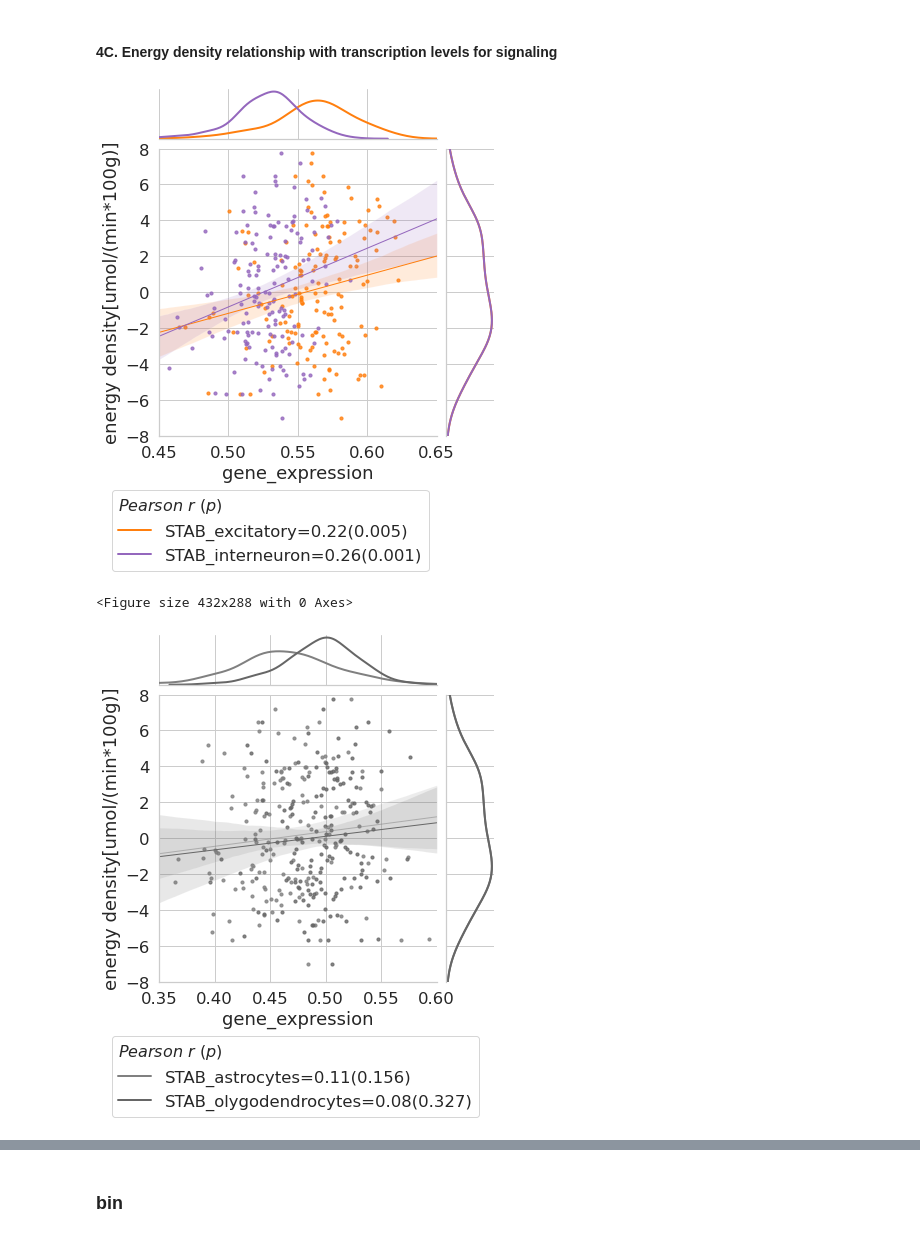
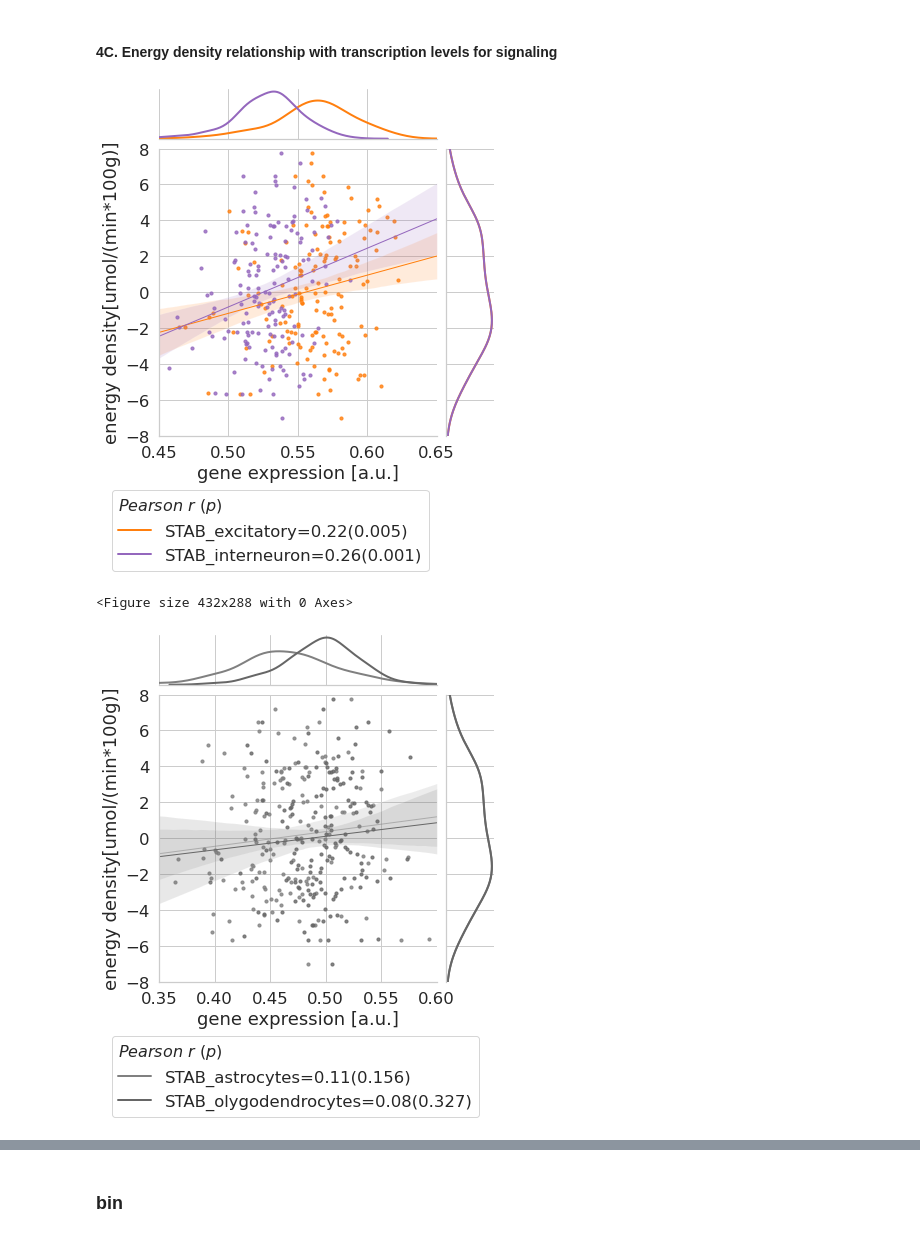
Before and after one commit to NeuroenergeticsLab/energetic_costs, a Jupyter notebook: scripts/Manuscript Figures.ipynb, the cells around one changed output, grey strips where cells are left out. Cells and saved outputs as stored; diff of their text form; code cells hidden in the pictures.

```diff
--- a/scripts/Manuscript Figures.ipynb
+++ b/scripts/Manuscript Figures.ipynb
@@ -623,37 +623,37 @@ stab_geneset_clusters['STAB_excitatory'] = ['ExN1_4','ExN1a','ExN1b','ExN1c','Ex
 stab_geneset_clusters['STAB_interneuron'] = ['InN1a','InN1b','InN3','InN4a','InN4b','InN4_5','InN5','InN5_6','InN6','InN7_8']
 stab_geneset_clusters['STAB_astrocytes'] = ['Astro1','Astro2','Astro3','Astro4']
 stab_geneset_clusters['STAB_olygodendrocytes'] = ['Olig1','Olig3','Olig4','NPC']
 stab_gene_expression_df = pd.DataFrame({})
 for geneset in stab_genesets:
     stab_genesets_clusters_gene_ids = []
     for geneset_cluster in stab_geneset_clusters[geneset]:
         stab_genesets_clusters_gene_ids += pd.read_csv(os.path.join(root_dir,'external','STAB2021',f'{geneset_cluster}.tsv'),sep='\t')['symbol'].to_list()
     stab_gene_expression_df = pd.concat([stab_gene_expression_df,
                                          pd.DataFrame({'energy_density':avg_roi_ed_vals,
                                                        'gene_expression':src.functions.gx_gene_exp(ahba_gene_expression,stab_genesets_clusters_gene_ids,mmp_n,agg_func='nanmean')[:180],
                                                        'type':geneset})],
                                         ignore_index=True)
 
 stab_gene_expression_df = stab_gene_expression_df[(stab_gene_expression_df.energy_density>stab_gene_expression_df.energy_density.min()) & (stab_gene_expression_df.gene_expression>stab_gene_expression_df.gene_expression.min())]
 
 stab_filter_labels = ['STAB_excitatory','STAB_interneuron']
 stab_palette_regplot = [sns.color_palette()[1],sns.color_palette()[4]]
 xlab='gene_expression'
 ylab='energy_density'
 stab_filtered_index_lists=[]
 for stab_filt in stab_filter_labels:
     stab_filtered_index_lists+=[stab_gene_expression_df.type==stab_filt]
-src.functions.multiple_joinplot(stab_gene_expression_df,xlab,ylab,stab_filtered_index_lists,[],stab_filter_labels,stab_palette_regplot,[],xlabel=xlab,
-                  ylabel='energy density[umol/(min*100g)]',xlim=(0.45,0.65),ylim=(-8,8),s=10)
+src.functions.multiple_joinplot(stab_gene_expression_df,xlab,ylab,stab_filtered_index_lists,[],stab_filter_labels,stab_palette_regplot,[],
+                  xlabel='gene expression [a.u.]',ylabel='energy density[umol/(min*100g)]',xlim=(0.45,0.65),ylim=(-8,8),s=10)
 plt.figure()
 stab_filter_labels = ['STAB_astrocytes','STAB_olygodendrocytes']
 stab_palette_regplot = [(0.5,0.5,0.5,0.5),(0.4,0.4,0.4,1)]
 stab_filtered_index_lists=[]
 for stab_filt in stab_filter_labels:
     stab_filtered_index_lists+=[stab_gene_expression_df.type==stab_filt]
-src.functions.multiple_joinplot(stab_gene_expression_df,xlab,ylab,stab_filtered_index_lists,[],stab_filter_labels,stab_palette_regplot,[],xlabel=xlab,
-                  ylabel='energy density[umol/(min*100g)]',xlim=(0.35,0.60),ylim=(-8,8),s=10)
+src.functions.multiple_joinplot(stab_gene_expression_df,xlab,ylab,stab_filtered_index_lists,[],stab_filter_labels,stab_palette_regplot,[],
+                  xlabel='gene expression [a.u.]',ylabel='energy density[umol/(min*100g)]',xlim=(0.35,0.60),ylim=(-8,8),s=10)
 # %% [output]
-[figure, old version]
+[figure, new version]
 <Figure size 432x288 with 0 Axes>
-[figure, old version]
+[figure, new version]
```
Also changed, not shown: parts of 2 cells of this notebook, 2 other files.
